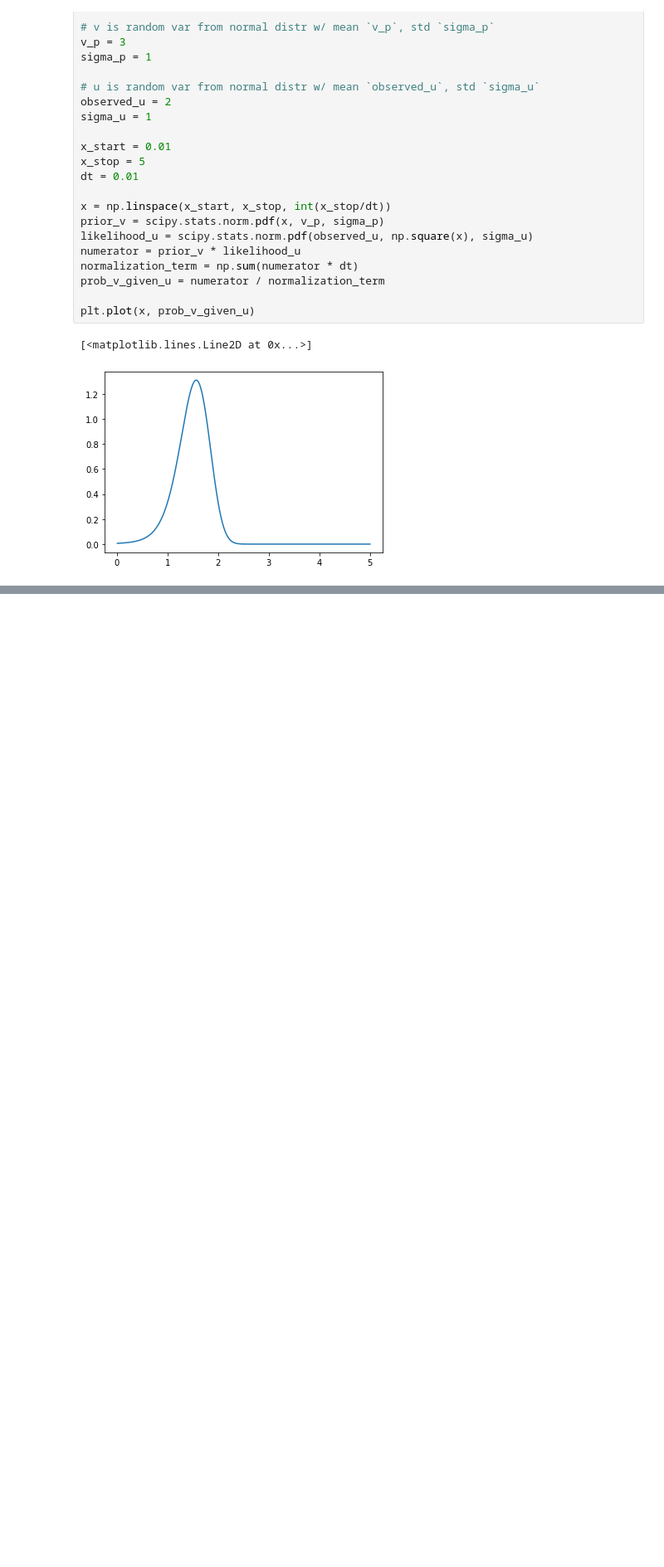
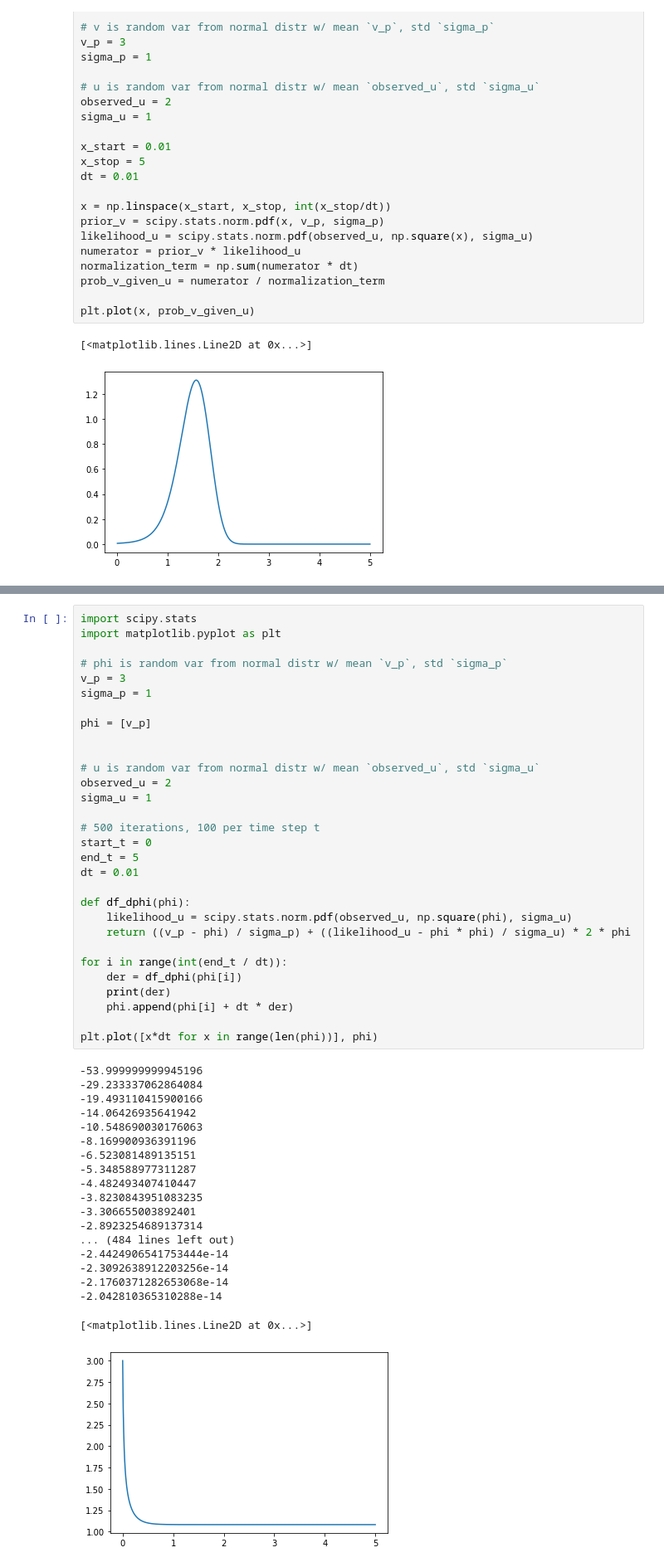
Before and after one commit to andyk/reading, a Jupyter notebook: code_andy/Free energy tutorial 2020-04-15.ipynb, the cells around one changed output, grey strips where cells are left out. Shown: that part at 83% size. Cells and saved outputs as stored; diff of their text form; blank space fills up the shorter version.

```diff
--- a/code_andy/Free energy tutorial 2020-04-15.ipynb
+++ b/code_andy/Free energy tutorial 2020-04-15.ipynb
@@ -101,0 +108,50 @@ plt.plot(x, prob_v_given_u)
+# %%
+import scipy.stats
+import matplotlib.pyplot as plt
+
+# phi is random var from normal distr w/ mean `v_p`, std `sigma_p`
+v_p = 3
+sigma_p = 1
+
+phi = [v_p]
+
+
+# u is random var from normal distr w/ mean `observed_u`, std `sigma_u`
+observed_u = 2
+sigma_u = 1
+
+# 500 iterations, 100 per time step t
+start_t = 0
+end_t = 5
+dt = 0.01
+
+def df_dphi(phi):
+    likelihood_u = scipy.stats.norm.pdf(observed_u, np.square(phi), sigma_u)
+    return ((v_p - phi) / sigma_p) + ((likelihood_u - phi * phi) / sigma_u) * 2 * phi
+
+for i in range(int(end_t / dt)):
+    der = df_dphi(phi[i])
+    print(der)
+    phi.append(phi[i] + dt * der)
+
+plt.plot([x*dt for x in range(len(phi))], phi)
+# %% [output]
+-53.999999999945196
+-29.233337062864084
+-19.493110415900166
+-14.06426935641942
+-10.548690030176063
+-8.169900936391196
+-6.523081489135151
+-5.348588977311287
+-4.482493407410447
+-3.8230843951083235
+-3.306655003892401
+-2.8923254689137314
+... (484 lines left out)
+-2.4424906541753444e-14
+-2.3092638912203256e-14
+-2.1760371282653068e-14
+-2.042810365310288e-14
+[<matplotlib.lines.Line2D at 0x...>]
+[figure, added]
```
Also changed, not shown: parts of 3 cells of this notebook.
